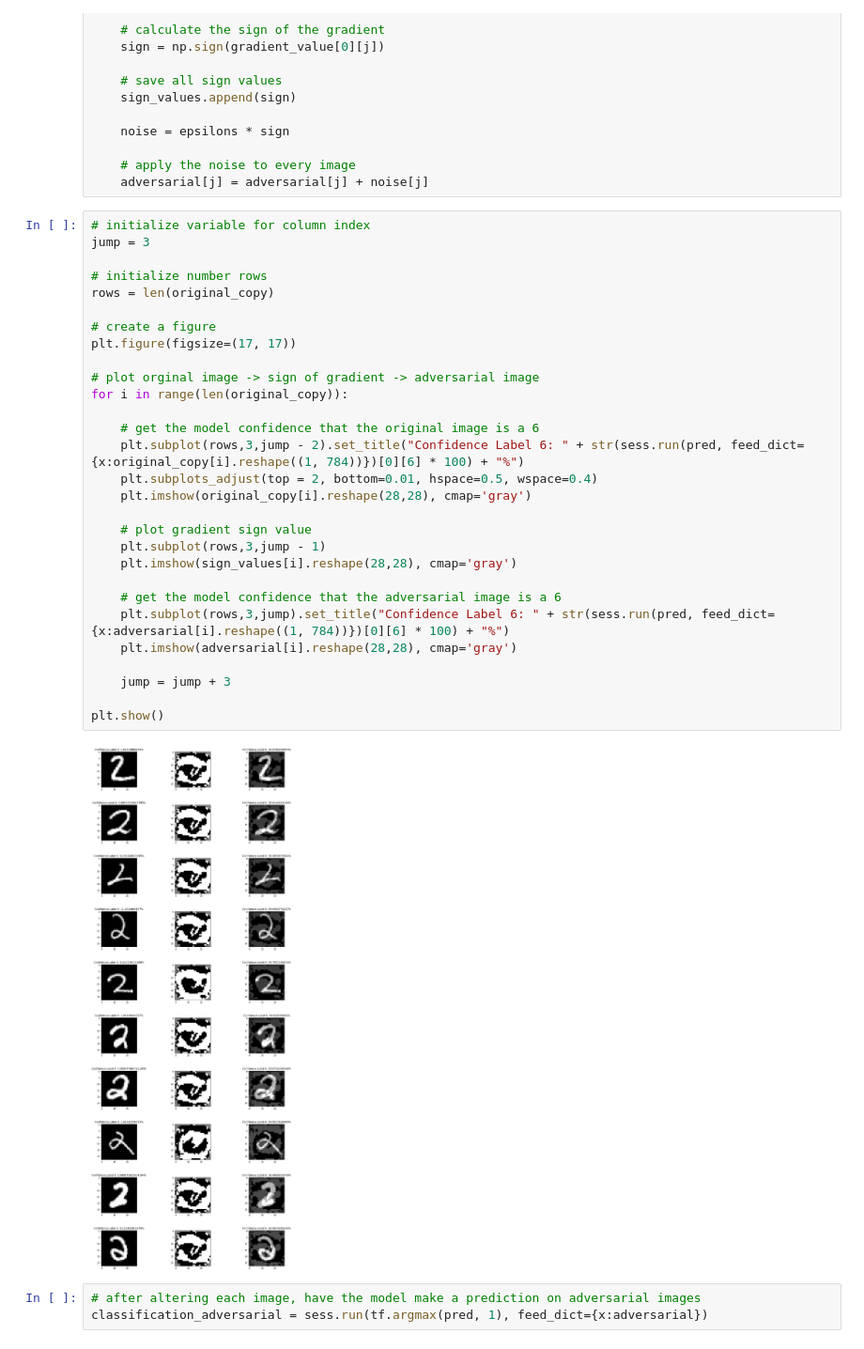
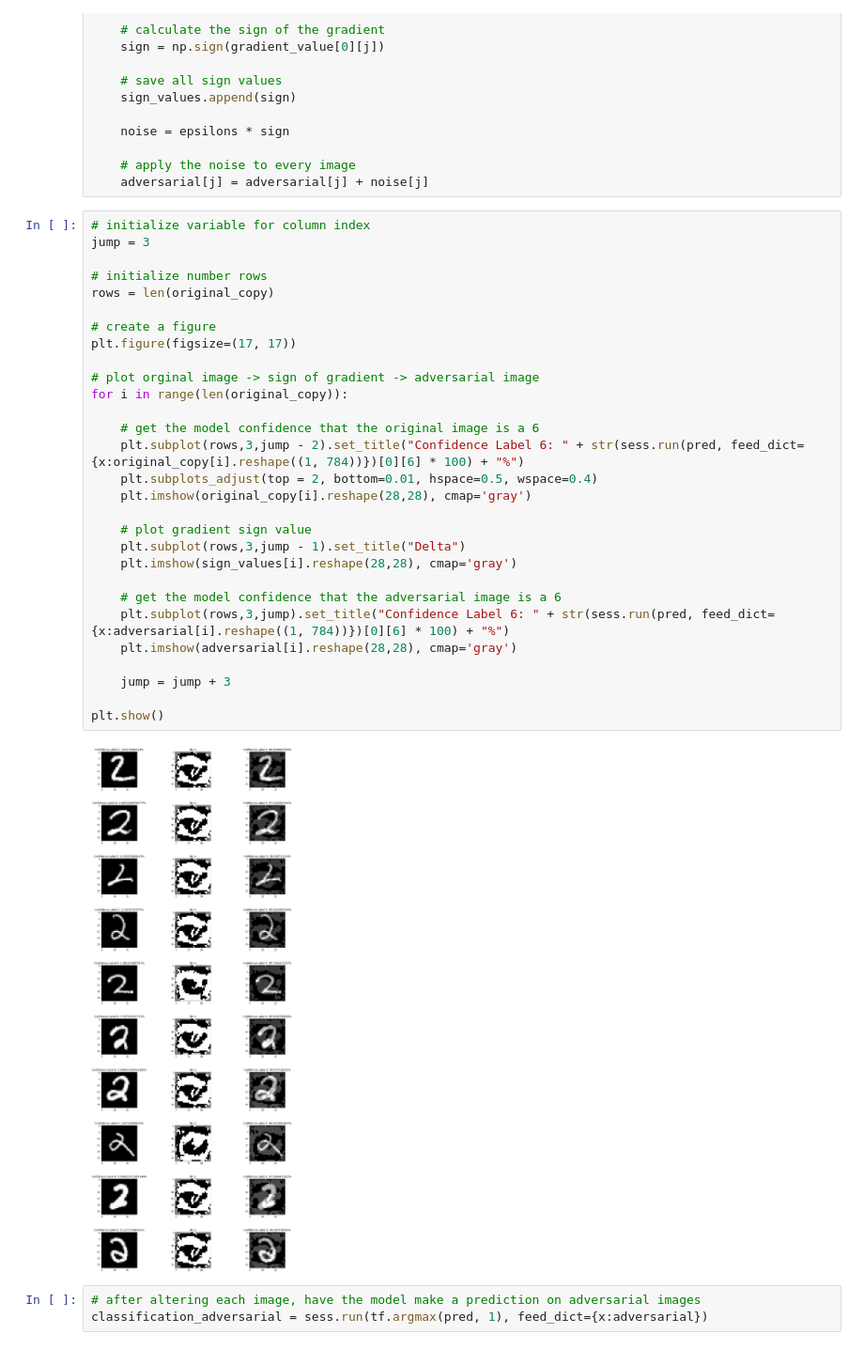
Before and after one commit to Bolboa/500px-Machine-Learning-Challenge, a Jupyter notebook: src/Logistic Regression/notebook/Adversarial Machines.ipynb, the cells around one changed output. Shown at 94% size. Drawn from its saved outputs; the diff is of its cells as text.

```diff
--- a/src/Logistic Regression/notebook/Adversarial Machines.ipynb
+++ b/src/Logistic Regression/notebook/Adversarial Machines.ipynb
@@ -229,34 +229,34 @@ for j in range(len(adversarial)):
 # %%
 # initialize variable for column index
 jump = 3
 
 # initialize number rows
 rows = len(original_copy)
 
 # create a figure
 plt.figure(figsize=(17, 17))
 
 # plot orginal image -> sign of gradient -> adversarial image
 for i in range(len(original_copy)):
 
     # get the model confidence that the original image is a 6
     plt.subplot(rows,3,jump - 2).set_title("Confidence Label 6: " + str(sess.run(pred, feed_dict={x:original_copy[i].reshape((1, 784))})[0][6] * 100) + "%")
     plt.subplots_adjust(top = 2, bottom=0.01, hspace=0.5, wspace=0.4)
     plt.imshow(original_copy[i].reshape(28,28), cmap='gray')
 
     # plot gradient sign value
-    plt.subplot(rows,3,jump - 1)
+    plt.subplot(rows,3,jump - 1).set_title("Delta")
     plt.imshow(sign_values[i].reshape(28,28), cmap='gray')
 
     # get the model confidence that the adversarial image is a 6
     plt.subplot(rows,3,jump).set_title("Confidence Label 6: " + str(sess.run(pred, feed_dict={x:adversarial[i].reshape((1, 784))})[0][6] * 100) + "%")
     plt.imshow(adversarial[i].reshape(28,28), cmap='gray')
 
     jump = jump + 3
 
 plt.show()
 # %% [output]
-[figure, old version]
+[figure, new version]
 # %%
 # after altering each image, have the model make a prediction on adversarial images
 classification_adversarial = sess.run(tf.argmax(pred, 1), feed_dict={x:adversarial})
```
Also changed, not shown: parts of 5 cells of this notebook, 2 other files.
